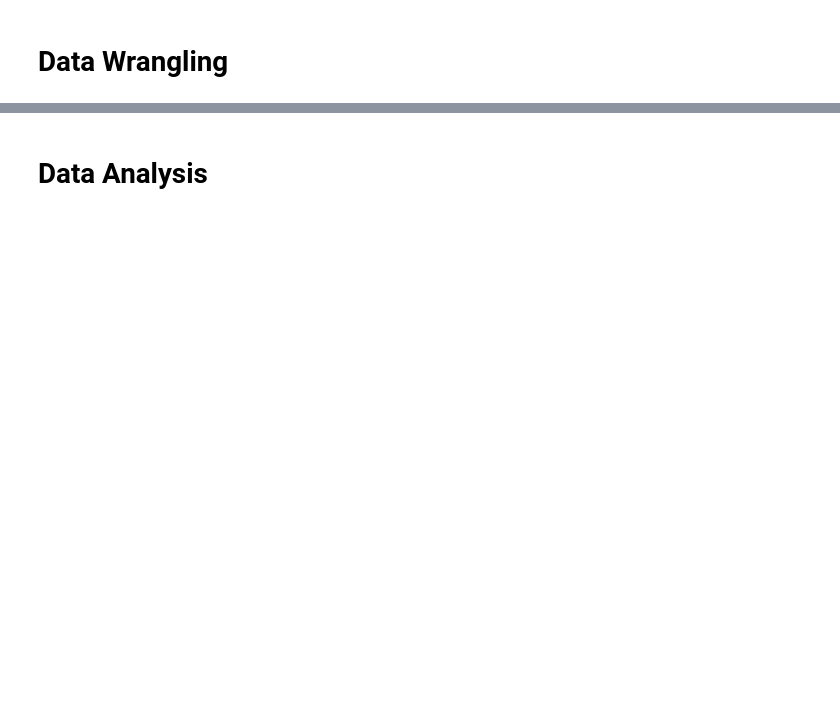
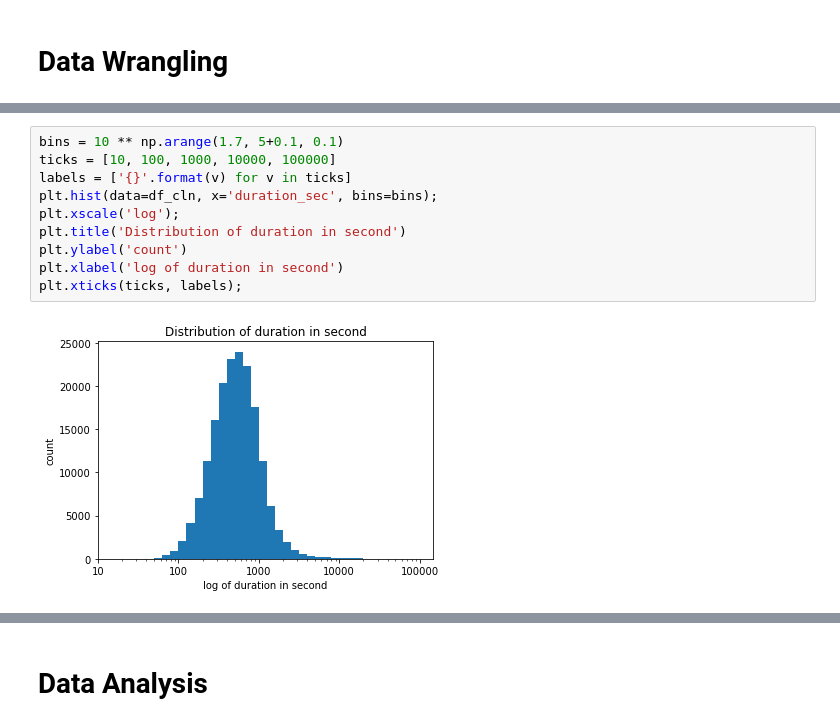
Before and after one commit to primalusiana/flight-delay-analysis, a Jupyter notebook: fordgobike_analysis.ipynb, the cells around one changed output, grey strips where cells are left out. Drawn from its saved outputs; the diff is of its cells as text; blank space fills up the shorter version.

```diff
--- a/fordgobike_analysis.ipynb
+++ b/fordgobike_analysis.ipynb
@@ -98,0 +185,12 @@ None
+# %%
+bins = 10 ** np.arange(1.7, 5+0.1, 0.1)
+ticks = [10, 100, 1000, 10000, 100000]
+labels = ['{}'.format(v) for v in ticks]
+plt.hist(data=df_cln, x='duration_sec', bins=bins);
+plt.xscale('log');
+plt.title('Distribution of duration in second')
+plt.ylabel('count')
+plt.xlabel('log of duration in second')
+plt.xticks(ticks, labels);
+# %% [output]
+[figure, added]
```
Also changed, not shown: parts of 75 cells of this notebook, 3 other files.
